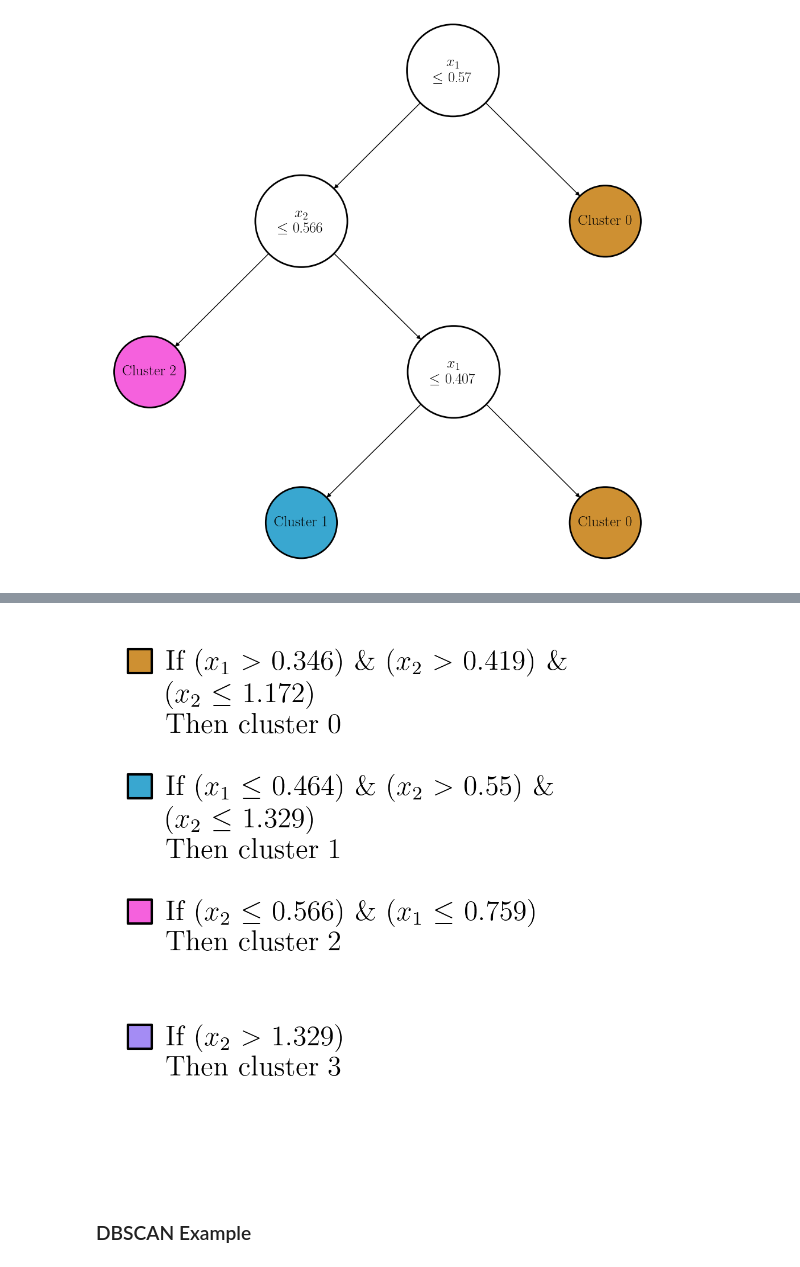
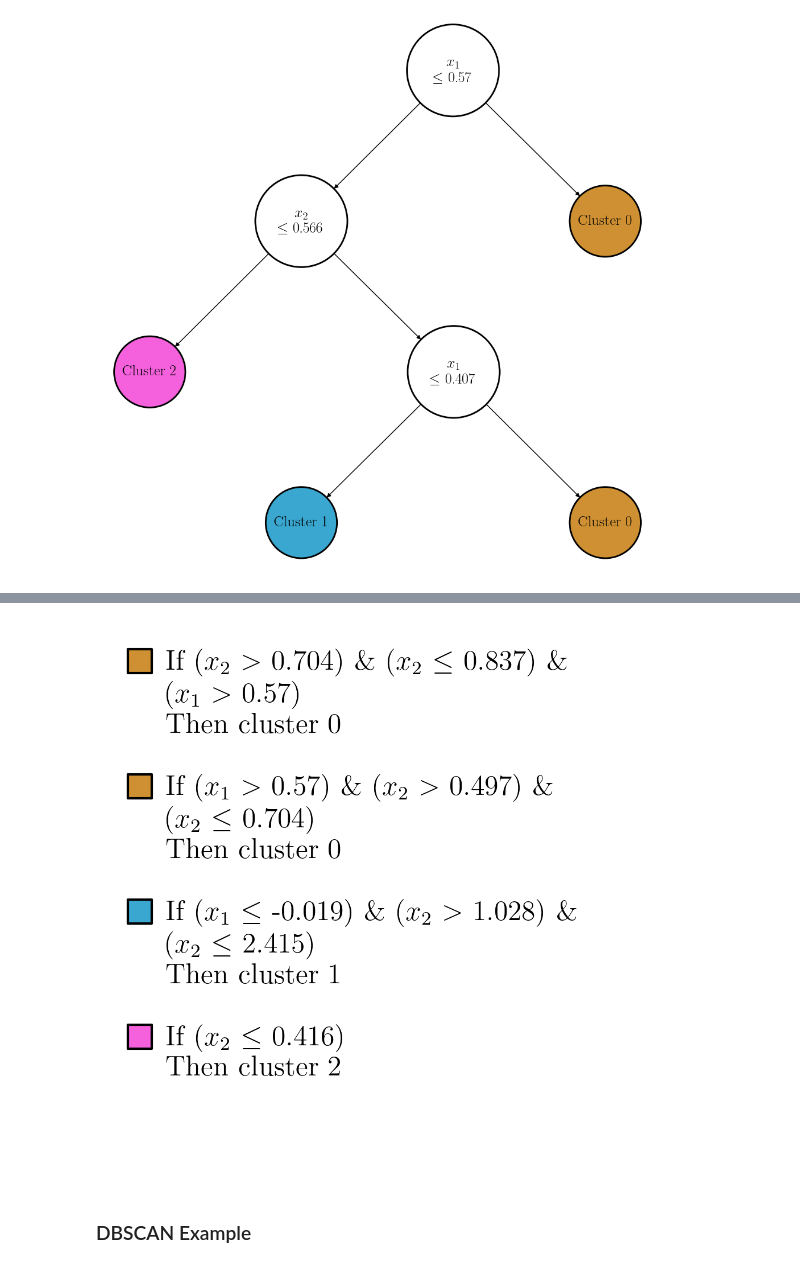
Before and after one commit to kevinqnb/interpretable-clustering, a Jupyter notebook: examples/examples.ipynb, the cells around one changed output, grey strips where cells are left out. Cells and saved outputs as stored; diff of their text form; code cells hidden in the pictures.

```diff
--- a/examples/examples.ipynb
+++ b/examples/examples.ipynb
@@ -164,8 +173,9 @@ rem_tree_data_to_cluster_assignment = rem_tree_data_to_rule_assignment @ rem_tre
 
 
 # Decision Set Clustering
-rule_miner = PointwiseMiner(samples = 10, prob_dim = 1/2, prob_mistake = 0.0)
-dsclust = DSCluster(lambd = 1e6, n_rules = n_rules, rule_miner = rule_miner)
+#rule_miner = PointwiseMiner(samples = 10, prob_dim = 1/2, prob_mistake = 0.0)
+rule_miner = ClassAssociationMiner(min_support = 0.0, min_confidence = 0.0)
+dsclust = DSCluster(lambd = 100, n_rules = n_rules, rule_miner = rule_miner)
 dsclust.fit(data, kmeans_labels)
 dsclust_labels = dsclust.predict(data)
 dsclust_labels_ = flatten_labels(dsclust_labels)
@@ -174,3 +184,8 @@ dsclust_labels_ = flatten_labels(dsclust_labels)
 dsclust_rule_assignment = labels_to_assignment(dsclust.decision_set_labels, n_labels = k, ignore = {-1})
 dsclust_data_to_rule_assignment = dsclust.get_data_to_rules_assignment(data)
 dsclust_data_to_cluster_assignment = dsclust_data_to_rule_assignment @ dsclust_rule_assignment
+
+cba = CBA(rule_miner = rule_miner)
+cba.fit(data, kmeans_labels)
+cba_labels = cba.predict(data)
+cba_labels_ = flatten_labels(cba_labels)
@@ -345,13 +347,13 @@ Text(0, 0.5, '$x_2$')
 # %%
 plot_decision_set(
     decision_set = alg.decision_set,
     rule_labels = alg.decision_set_labels,
     color_dict = color_dict,
     feature_labels = [r'$x_1$', r'$x_2$'],
     size_factor = 1,
-    filename = "../figures/examples/outliers/" + algname + "_rules.png",
+    #filename = "../figures/examples/outliers/" + algname + "_rules.png",
 )
 # %% [output]
-[figure, old version]
+[figure, new version]
 # %% [markdown]
 ### DBSCAN Example
```
Also changed, not shown: parts of 6 cells of this notebook, 6 other files.
